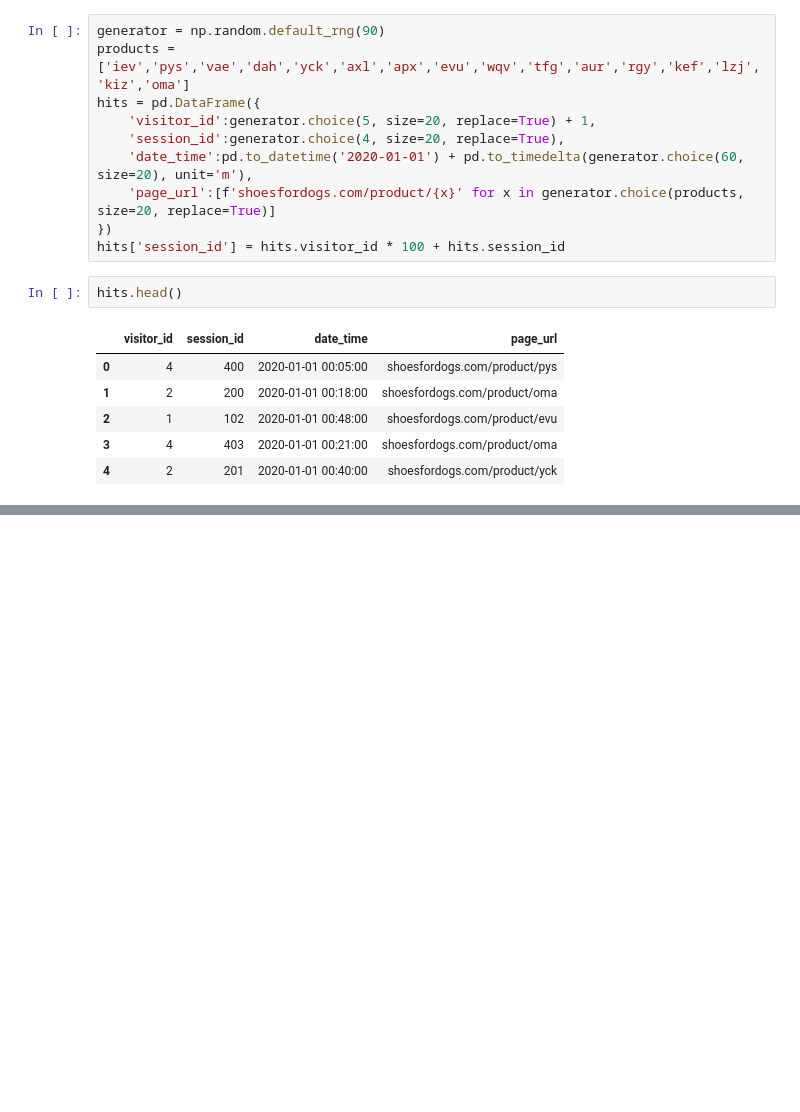
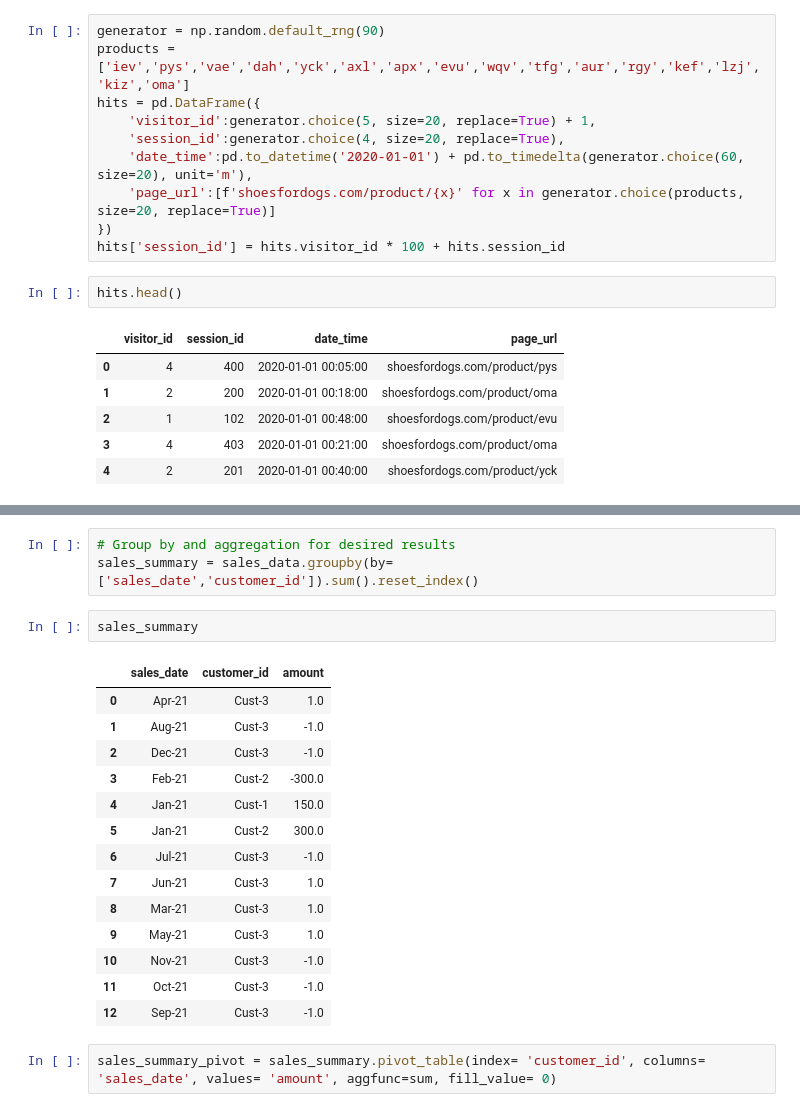
Before and after one commit to 986himanshu/Data-analysis-and-statistics, a Jupyter notebook: Experiment/Pandas.ipynb, the cells around one changed output, grey strips where cells are left out. Drawn from its saved outputs; the diff is of its cells as text; blank space fills up the shorter version.

```diff
--- a/Experiment/Pandas.ipynb
+++ b/Experiment/Pandas.ipynb
@@ -562,0 +1002,22 @@ pd.DataFrame.
+# %%
+# Group by and aggregation for desired results
+sales_summary = sales_data.groupby(by= ['sales_date','customer_id']).sum().reset_index()
+# %%
+sales_summary
+# %% [output]
+|  | sales_date | customer_id | amount |
+| 0 | Apr-21 | Cust-3 | 1.0 |
+| 1 | Aug-21 | Cust-3 | -1.0 |
+| 2 | Dec-21 | Cust-3 | -1.0 |
+| 3 | Feb-21 | Cust-2 | -300.0 |
+| 4 | Jan-21 | Cust-1 | 150.0 |
+| 5 | Jan-21 | Cust-2 | 300.0 |
+| 6 | Jul-21 | Cust-3 | -1.0 |
+| 7 | Jun-21 | Cust-3 | 1.0 |
+| 8 | Mar-21 | Cust-3 | 1.0 |
+| 9 | May-21 | Cust-3 | 1.0 |
+| 10 | Nov-21 | Cust-3 | -1.0 |
+| 11 | Oct-21 | Cust-3 | -1.0 |
+| 12 | Sep-21 | Cust-3 | -1.0 |
+# %%
+sales_summary_pivot = sales_summary.pivot_table(index= 'customer_id', columns= 'sales_date', values= 'amount', aggfunc=sum, fill_value= 0)
```
Also changed, not shown: parts of 60 cells of this notebook, 8 other files.
